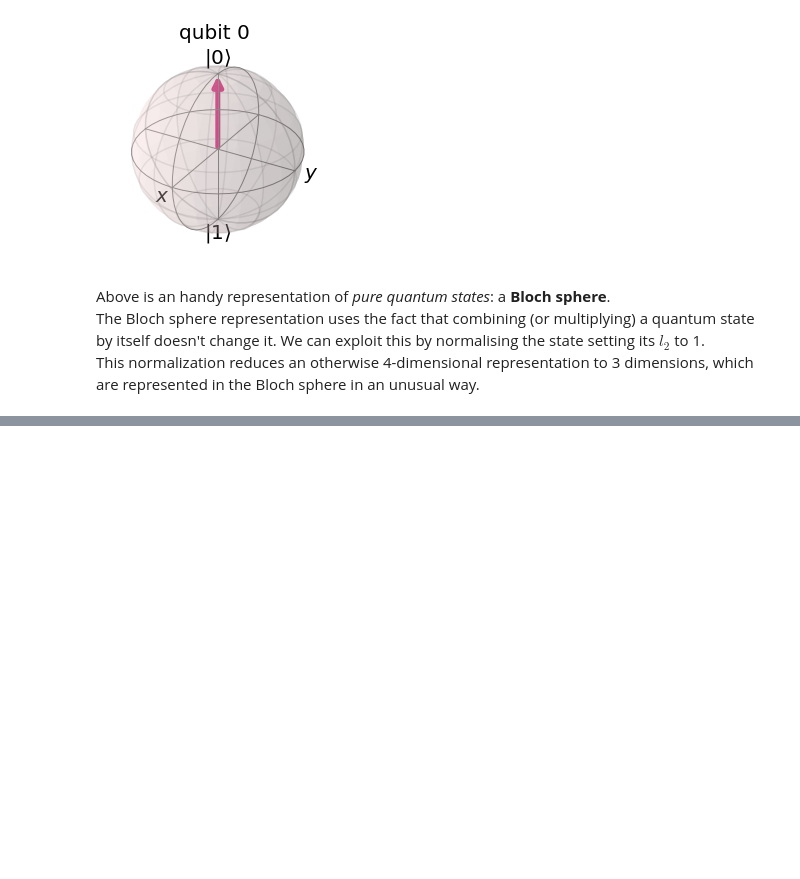
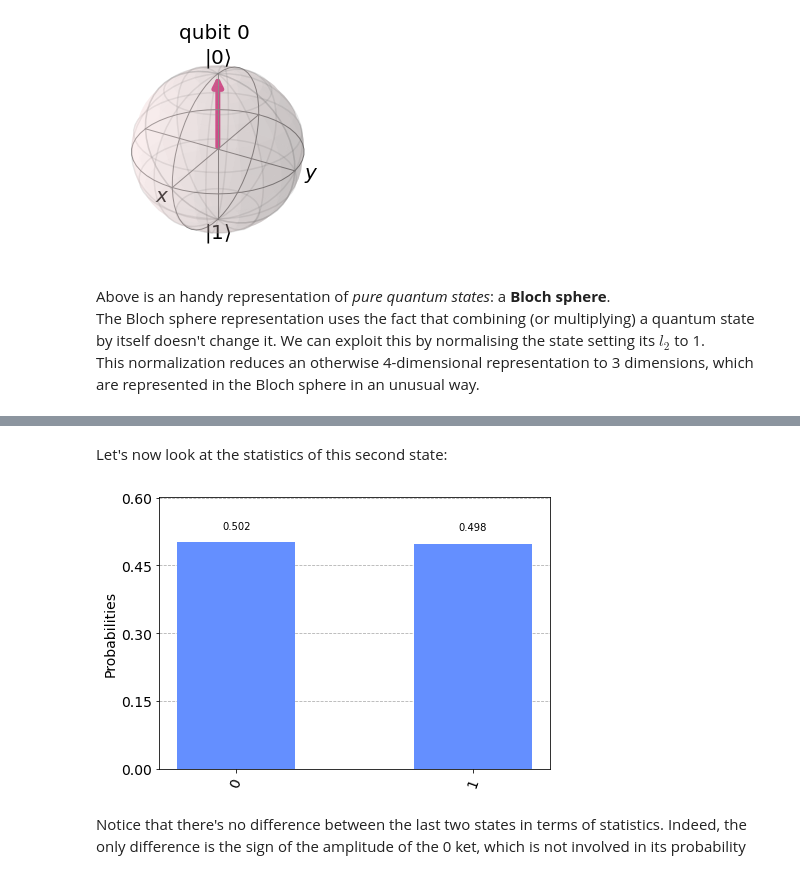
Before and after one commit to GiuliaLanzillotta/My-ML-exercises, a Jupyter notebook: Intro_to_quantum_computing.ipynb, the cells around one changed output, grey strips where cells are left out. Cells and saved outputs as stored; diff of their text form; code cells hidden in the pictures; blank space fills up the shorter version.

```diff
--- a/Intro_to_quantum_computing.ipynb
+++ b/Intro_to_quantum_computing.ipynb
@@ -73,0 +115,10 @@ This normalization reduces an otherwise 4-dimensional representation to 3 dimens
+# %% [markdown]
+Let's now look at the statistics of this second state:
+# %%
+circuit.measure(q,c)
+job = execute(circuit, backend, shots=10000)
+plot_histogram(job.result().get_counts())
+# %% [output]
+[figure, added]
+# %% [markdown]
+Notice that there's no difference between the last two states in terms of statistics. Indeed, the only difference is the sign of the amplitude of the 0 ket, which is not involved in its probability
```
Also changed, not shown: parts of 9 cells of this notebook.
